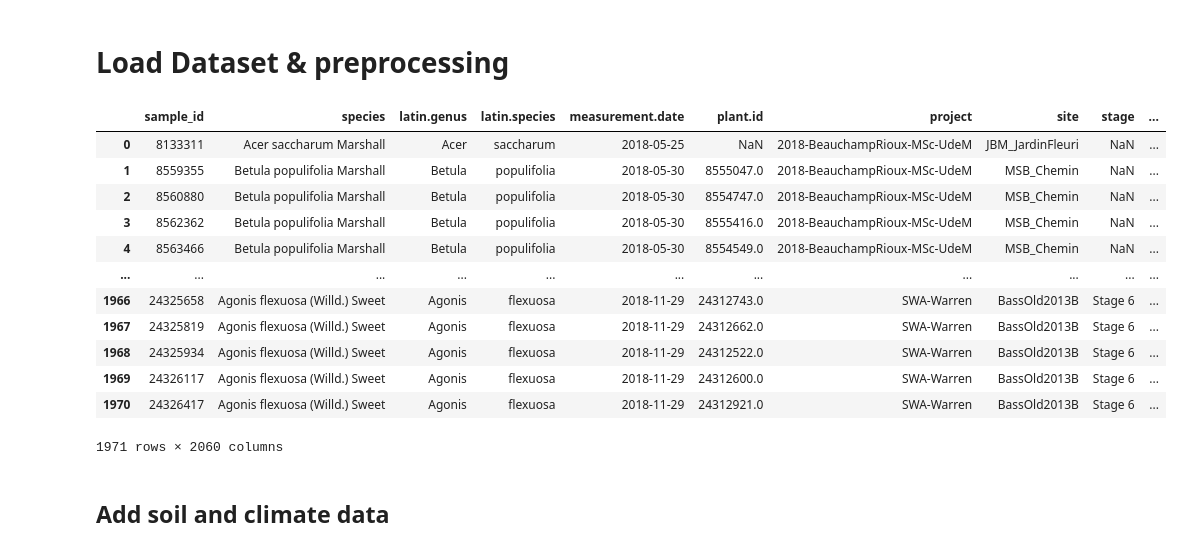
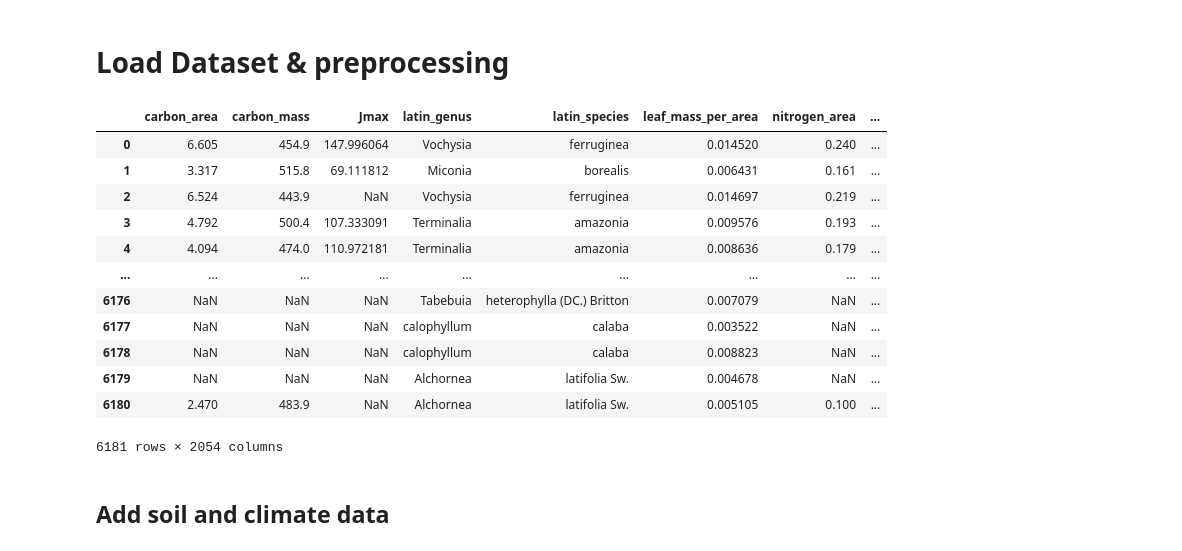
Before and after one commit to GeoSense-Freiburg/sPectra_2024, a Jupyter notebook: Create_Autoencoder_Model_v_PCA_mod_v8_leaf.ipynb, the cells around one changed output. Drawn from its saved outputs; the diff is of its cells as text; code cells hidden in the pictures.

```diff
--- a/Create_Autoencoder_Model_v_PCA_mod_v8_leaf.ipynb
+++ b/Create_Autoencoder_Model_v_PCA_mod_v8_leaf.ipynb
@@ -47,7 +47,8 @@ device(type='cuda')
 # Load Dataset & preprocessing
 # %%
 # path to dataset
-data_path = '/mnt/gsdata/users/kattenborn/data/sdiv_spectra/leaf_data/cabo-2018-2019-leaf-level-spectra_refonly.csv'
+#data_path = '/mnt/gsdata/users/kattenborn/data/sdiv_spectra/leaf_data/cabo-2018-2019-leaf-level-spectra_refonly.csv'
+data_path = '/mnt/gsdata/users/kattenborn/data/sdiv_spectra/leaf_data/PROCESSED/2024_05_30_merged_leaf_dataset.csv'
 folder_path = os.path.dirname(data_path)
 #data_path = 'G:/My Drive/projects/project_sPectra/DB_47_Meta_EC.csv'
 
@@ -57,22 +58,22 @@ model_out_dir = '/mnt/gsdata/users/kattenborn/data/sdiv_spectra/dimred_leaf_v8_5
 if not os.path.exists(model_out_dir):
     os.makedirs(model_out_dir)
 # %%
-df = pd.read_csv(data_path, sep=',')
+df = pd.read_csv(data_path, sep=',', encoding = "ISO-8859-1")
 df
 # %% [output]
-|  | sample_id | species | latin.genus | latin.species | measurement.date | plant.id | project | site | stage | ... |
-| 0 | 8133311 | Acer saccharum Marshall | Acer | saccharum | 2018-05-25 | NaN | 2018-BeauchampRioux-MSc-UdeM | JBM_JardinFleuri | NaN | ... |
-| 1 | 8559355 | Betula populifolia Marshall | Betula | populifolia | 2018-05-30 | 8555047.0 | 2018-BeauchampRioux-MSc-UdeM | MSB_Chemin | NaN | ... |
-| 2 | 8560880 | Betula populifolia Marshall | Betula | populifolia | 2018-05-30 | 8554747.0 | 2018-BeauchampRioux-MSc-UdeM | MSB_Chemin | NaN | ... |
-| 3 | 8562362 | Betula populifolia Marshall | Betula | populifolia | 2018-05-30 | 8555416.0 | 2018-BeauchampRioux-MSc-UdeM | MSB_Chemin | NaN | ... |
-| 4 | 8563466 | Betula populifolia Marshall | Betula | populifolia | 2018-05-30 | 8554549.0 | 2018-BeauchampRioux-MSc-UdeM | MSB_Chemin | NaN | ... |
-| ... | ... | ... | ... | ... | ... | ... | ... | ... | ... | ... |
-| 1966 | 24325658 | Agonis flexuosa (Willd.) Sweet | Agonis | flexuosa | 2018-11-29 | 24312743.0 | SWA-Warren | BassOld2013B | Stage 6 | ... |
-| 1967 | 24325819 | Agonis flexuosa (Willd.) Sweet | Agonis | flexuosa | 2018-11-29 | 24312662.0 | SWA-Warren | BassOld2013B | Stage 6 | ... |
-| 1968 | 24325934 | Agonis flexuosa (Willd.) Sweet | Agonis | flexuosa | 2018-11-29 | 24312522.0 | SWA-Warren | BassOld2013B | Stage 6 | ... |
-| 1969 | 24326117 | Agonis flexuosa (Willd.) Sweet | Agonis | flexuosa | 2018-11-29 | 24312600.0 | SWA-Warren | BassOld2013B | Stage 6 | ... |
-| 1970 | 24326417 | Agonis flexuosa (Willd.) Sweet | Agonis | flexuosa | 2018-11-29 | 24312921.0 | SWA-Warren | BassOld2013B | Stage 6 | ... |
+|  | carbon_area | carbon_mass | Jmax | latin_genus | latin_species | leaf_mass_per_area | nitrogen_area | ... |
+| 0 | 6.605 | 454.9 | 147.996064 | Vochysia | ferruginea | 0.014520 | 0.240 | ... |
+| 1 | 3.317 | 515.8 | 69.111812 | Miconia | borealis | 0.006431 | 0.161 | ... |
+| 2 | 6.524 | 443.9 | NaN | Vochysia | ferruginea | 0.014697 | 0.219 | ... |
+| 3 | 4.792 | 500.4 | 107.333091 | Terminalia | amazonia | 0.009576 | 0.193 | ... |
+| 4 | 4.094 | 474.0 | 110.972181 | Terminalia | amazonia | 0.008636 | 0.179 | ... |
+| ... | ... | ... | ... | ... | ... | ... | ... | ... |
+| 6176 | NaN | NaN | NaN | Tabebuia | heterophylla (DC.) Britton | 0.007079 | NaN | ... |
+| 6177 | NaN | NaN | NaN | calophyllum | calaba | 0.003522 | NaN | ... |
+| 6178 | NaN | NaN | NaN | calophyllum | calaba | 0.008823 | NaN | ... |
+| 6179 | NaN | NaN | NaN | Alchornea | latifolia Sw. | 0.004678 | NaN | ... |
+| 6180 | 2.470 | 483.9 | NaN | Alchornea | latifolia Sw. | 0.005105 | 0.100 | ... |
-1971 rows × 2060 columns
+6181 rows × 2054 columns
 # %% [markdown]
 ## Add soil and climate data
 # %% [markdown]
```
Also changed, not shown: parts of 13 cells of this notebook, 2 other files.
